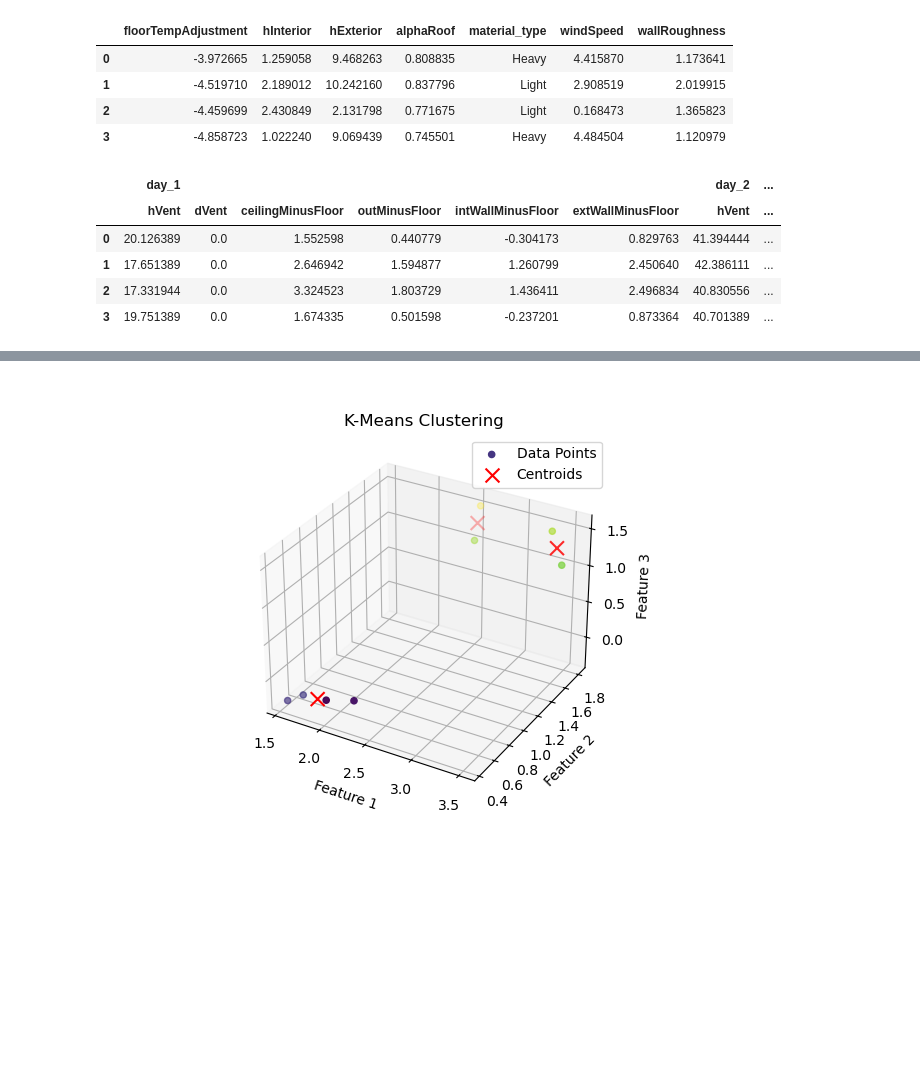
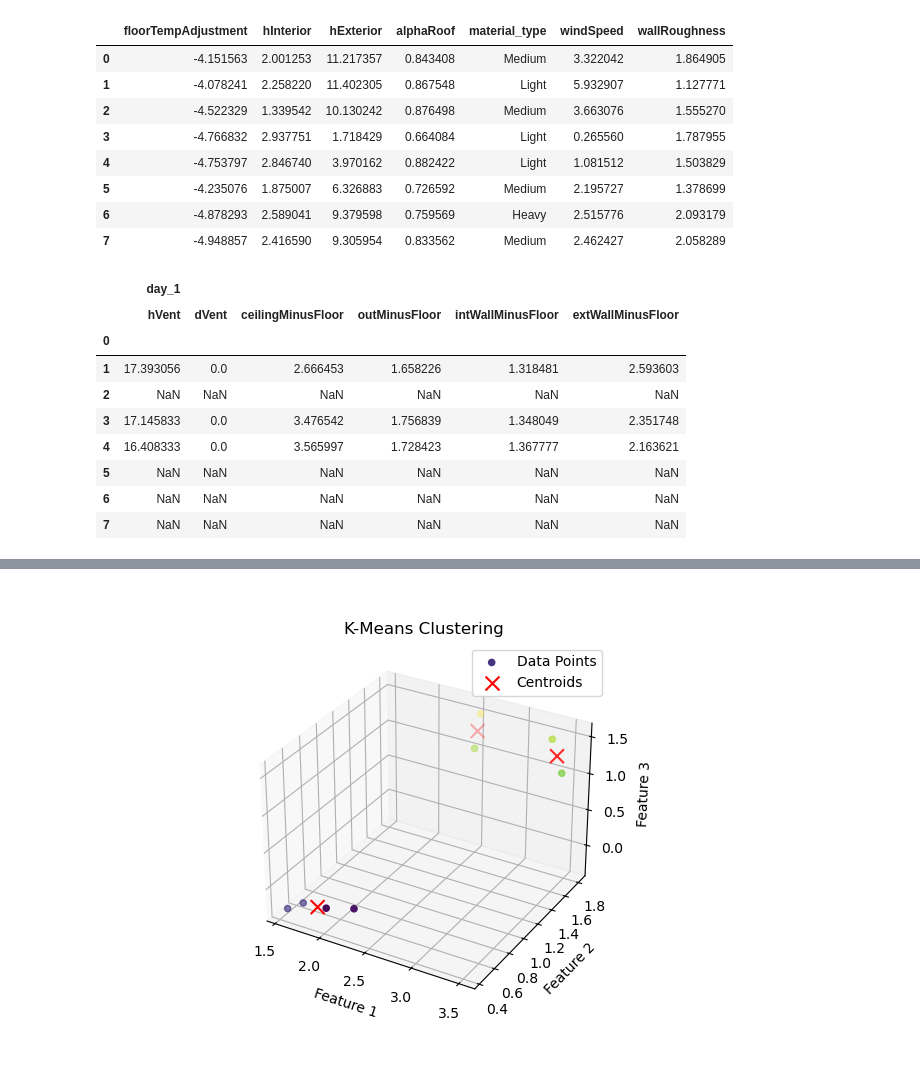
Before and after one commit to nbachand/graphBEM, a Jupyter notebook: MyBuilding.ipynb, the cells around one changed output, grey strips where cells are left out. Drawn from its saved outputs; the diff is of its cells as text; code cells hidden in the pictures; blank space fills up the shorter version.

Commit message:
fixing error with no vent days

```diff
--- a/MyBuilding.ipynb
+++ b/MyBuilding.ipynb
@@ -28,21 +30,29 @@ plt.close('all')
 # %%
 # resultsTime = "20240311-111046"
-resultsTime = "20240405-162714"
+resultsTime = "20240405-165712"
 outputs = pd.read_csv(f'{home_dir}/resultsMC/outputs_{resultsTime}.csv', header=[0, 1], index_col=0)
 inputs = pd.read_csv(f'{home_dir}/resultsMC/inputs_{resultsTime}.csv', index_col=0)
 display(inputs, outputs)
 # %% [output]
 |  | floorTempAdjustment | hInterior | hExterior | alphaRoof | material_type | windSpeed | wallRoughness |
-| 0 | -3.972665 | 1.259058 | 9.468263 | 0.808835 | Heavy | 4.415870 | 1.173641 |
-| 1 | -4.519710 | 2.189012 | 10.242160 | 0.837796 | Light | 2.908519 | 2.019915 |
-| 2 | -4.459699 | 2.430849 | 2.131798 | 0.771675 | Light | 0.168473 | 1.365823 |
-| 3 | -4.858723 | 1.022240 | 9.069439 | 0.745501 | Heavy | 4.484504 | 1.120979 |
+| 0 | -4.151563 | 2.001253 | 11.217357 | 0.843408 | Medium | 3.322042 | 1.864905 |
+| 1 | -4.078241 | 2.258220 | 11.402305 | 0.867548 | Light | 5.932907 | 1.127771 |
+| 2 | -4.522329 | 1.339542 | 10.130242 | 0.876498 | Medium | 3.663076 | 1.555270 |
+| 3 | -4.766832 | 2.937751 | 1.718429 | 0.664084 | Light | 0.265560 | 1.787955 |
+| 4 | -4.753797 | 2.846740 | 3.970162 | 0.882422 | Light | 1.081512 | 1.503829 |
+| 5 | -4.235076 | 1.875007 | 6.326883 | 0.726592 | Medium | 2.195727 | 1.378699 |
+| 6 | -4.878293 | 2.589041 | 9.379598 | 0.759569 | Heavy | 2.515776 | 2.093179 |
+| 7 | -4.948857 | 2.416590 | 9.305954 | 0.833562 | Medium | 2.462427 | 2.058289 |
-|  | day_1 |  |  |  |  |  | day_2 | ... |
-|  | hVent | dVent | ceilingMinusFloor | outMinusFloor | intWallMinusFloor | extWallMinusFloor | hVent | ... |
-| 0 | 20.126389 | 0.0 | 1.552598 | 0.440779 | -0.304173 | 0.829763 | 41.394444 | ... |
-| 1 | 17.651389 | 0.0 | 2.646942 | 1.594877 | 1.260799 | 2.450640 | 42.386111 | ... |
-| 2 | 17.331944 | 0.0 | 3.324523 | 1.803729 | 1.436411 | 2.496834 | 40.830556 | ... |
-| 3 | 19.751389 | 0.0 | 1.674335 | 0.501598 | -0.237201 | 0.873364 | 40.701389 | ... |
+|  | day_1 |  |  |  |  |  |
+|  | hVent | dVent | ceilingMinusFloor | outMinusFloor | intWallMinusFloor | extWallMinusFloor |
+| 0 |  |  |  |  |  |  |
+| 1 | 17.393056 | 0.0 | 2.666453 | 1.658226 | 1.318481 | 2.593603 |
+| 2 | NaN | NaN | NaN | NaN | NaN | NaN |
+| 3 | 17.145833 | 0.0 | 3.476542 | 1.756839 | 1.348049 | 2.351748 |
+| 4 | 16.408333 | 0.0 | 3.565997 | 1.728423 | 1.367777 | 2.163621 |
+| 5 | NaN | NaN | NaN | NaN | NaN | NaN |
+| 6 | NaN | NaN | NaN | NaN | NaN | NaN |
+| 7 | NaN | NaN | NaN | NaN | NaN | NaN |
 # %%
 outputs.columns.get_level_values(0).unique().values
 # %% [output]
```
Also changed, not shown: parts of 7 cells of this notebook, 3 other files.
